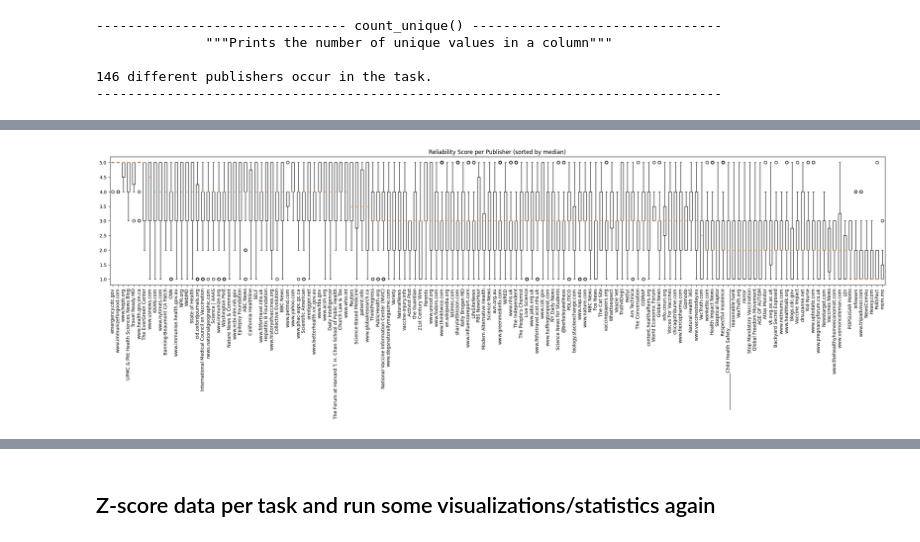
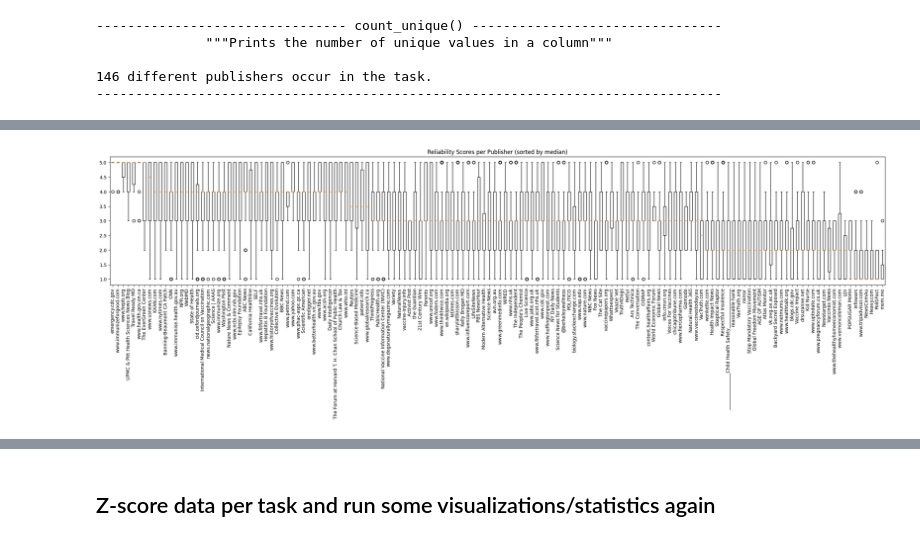
Before and after one commit to bbjoverbeek/credibility-conundrum, a Jupyter notebook: 1_data_exploration.ipynb, the cells around one changed output, grey strips where cells are left out. Saved outputs shown, nothing was run; the diff lists cells and outputs as text; code cells hidden in the pictures.

```diff
--- a/1_data_exploration.ipynb
+++ b/1_data_exploration.ipynb
@@ -322,31 +377,50 @@ Name: score, dtype: float64
 --------------------------------------------------------------------------------
-# %%
-# boxplot per publisher
-def boxplot_per_publisher(df: pd.DataFrame, colname: str) -> None:
-    """Prints the boxplot of scores in `colname` per publisher"""
-
-    unique_publishers = df['publisher'].unique()
-
-    # sort publishers by average score
-    sorted_publishers = sorted({publisher: df[df['publisher']==publisher][colname].median() for publisher in unique_publishers}.items(), key=lambda x: x[1], reverse=True)
-    # convert list with publisher + score to publisher only
-    sorted_publishers = [publisher_name for publisher_name, score in sorted_publishers]
-
-    scores = [df[df['publisher']==publisher][colname] for publisher in sorted_publishers]
-
-    # print large overview boxplots
-    plt.figure(figsize=(30, 5))
-    plt.title(f'Reliability {colname.capitalize()} per Publisher (sorted by median)')
-    plt.boxplot(scores, labels=sorted_publishers)
-    plt.xticks(rotation=90)
-    plt.show()
-
-    # uncomment to print boxplot per publisher
-    # for publisher in df["publisher"].unique():
-    #     df[df["publisher"] == publisher].boxplot(column="score")
-    #     plt.title(f"{publisher} (support: {df[df['publisher'] == publisher]['score'].count()})")
-    #     plt.show()
-
-boxplot_per_publisher(df_no_zero, 'score')
-# %% [output]
-[figure, removed]
+# %%
+# boxplot per publisher
+def boxplot_per_publisher(df: pd.DataFrame, colname: str, subset: list[str]|None = None, figsize:tuple[float,float] = (30,5), sortbymedian: bool = True, sortbydistribution: bool = False) -> None:
+    """Prints the boxplot of scores in `colname` per publisher"""
+
+    # initialize plot
+    plt.figure(figsize=figsize)
+
+    unique_publishers = df['publisher'].unique()
+
+    if sortbydistribution:
+        # sort by how wide the IQR is
+        sorted_publishers = sorted({publisher: df[df['publisher']==publisher][colname].quantile(0.75) - df[df['publisher']==publisher][colname].quantile(0.25) for publisher in unique_publishers}.items(), key=lambda x: x[1], reverse=True)
+        # convert list with publisher + score to publisher only
+        sorted_publishers = [publisher_name for publisher_name, score in sorted_publishers]
+        plt.title(f'Reliability {colname.capitalize()}s per Publisher (sorted by IQR)')
+
+    elif sortbymedian:
+        # sort publishers by median score
+        sorted_publishers = sorted({publisher: df[df['publisher']==publisher][colname].median() for publisher in unique_publishers}.items(), key=lambda x: x[1], reverse=True)
+        # convert list with publisher + score to publisher only
+        sorted_publishers = [publisher_name for publisher_name, score in sorted_publishers]
+        plt.title(f'Reliability {colname.capitalize()}s per Publisher (sorted by median)')
+    else:
+        sorted_publishers = unique_publishers
+        plt.title(f'Reliability {colname.capitalize()}s per Publisher')
+
+
+    # filter only on subset items if a subset was specified
+    if subset:
+        # first see if all subset items appear in the publishers
+        for publisher in subset:
+            if publisher not in unique_publishers:
+                raise ValueError(f'publisher {publisher} does not occur in the dataset')
+
+        # then filter the values
+        sorted_publishers = [publisher for publisher in sorted_publishers if publisher in subset]
+
+    # collect scores for sorted and filtered publishers
+    scores = [df[df['publisher']==publisher][colname] for publisher in sorted_publishers]
+
+    # finish the plot
+    plt.boxplot(scores, labels=sorted_publishers)
+    plt.xticks(rotation=90)
+    plt.show()
+
+boxplot_per_publisher(df_no_zero, 'score')
+# %% [output]
+[figure, added]
```
Also changed, not shown: parts of 10 cells of this notebook, 7 other files.
